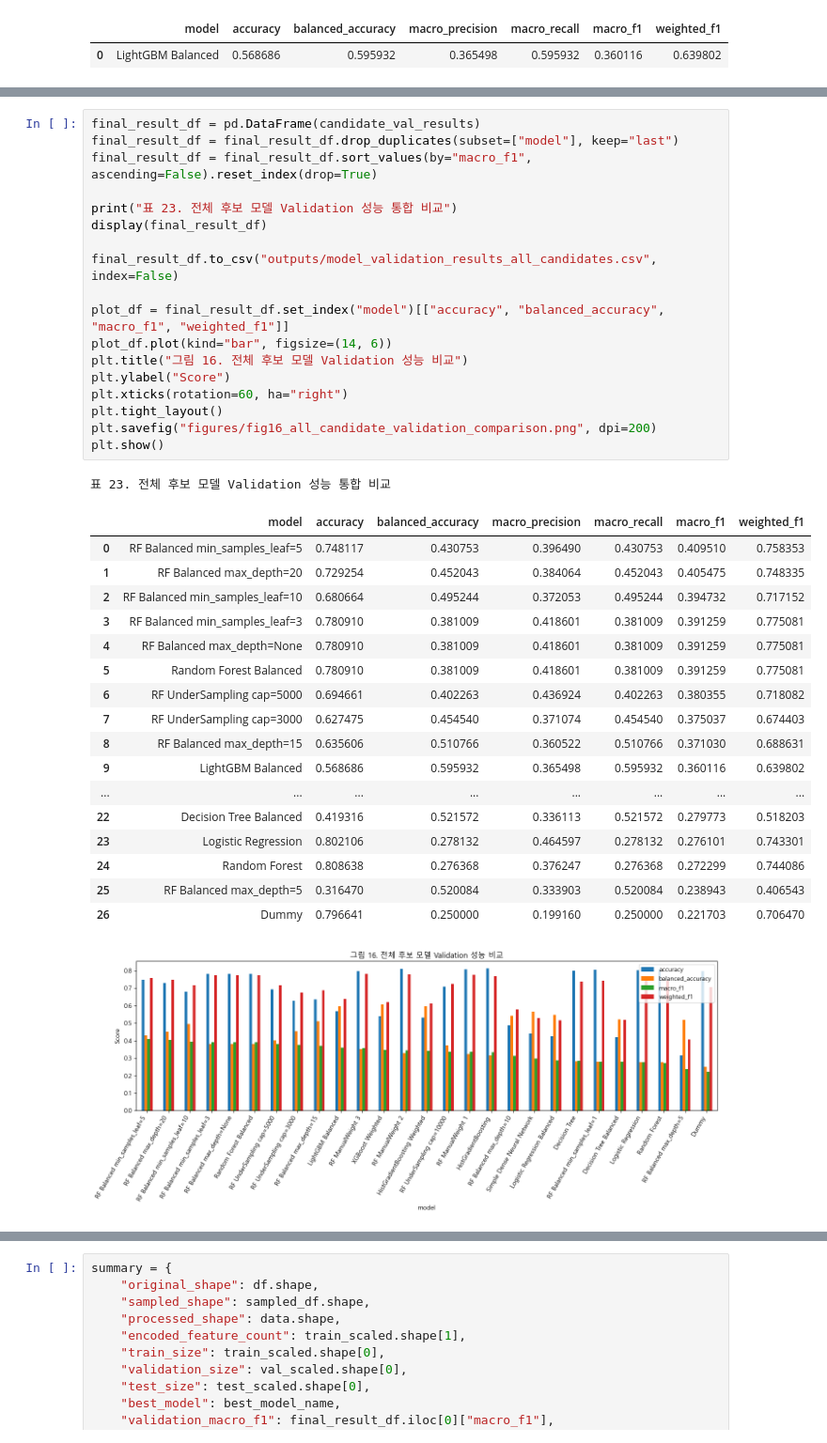
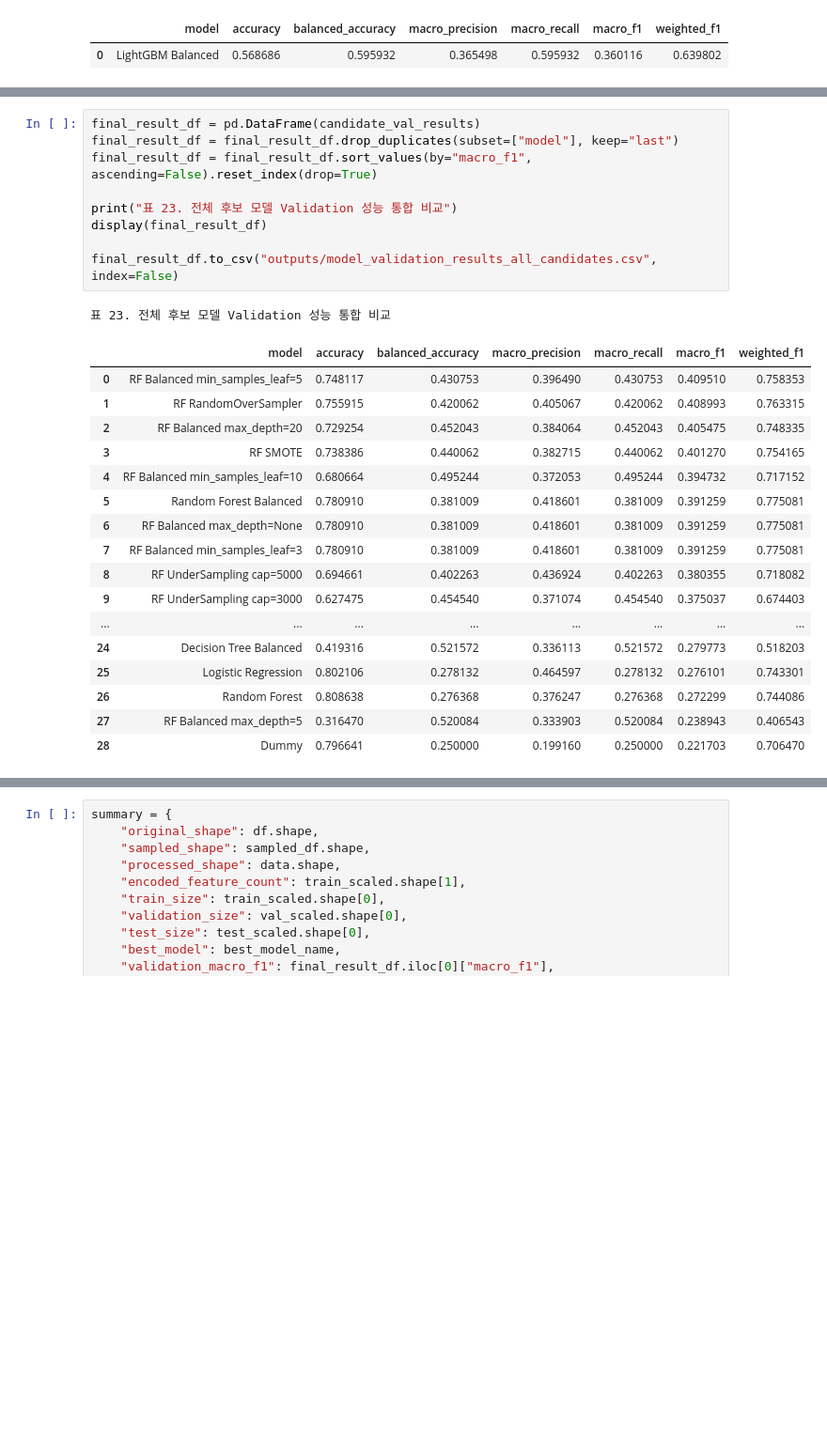
Before and after one commit to 2026-1st/Team-4, a Jupyter notebook: Team4_US_Accidents_Final_Project_revised.ipynb, the cells around one changed output, grey strips where cells are left out. Shown at 94% size. Cells and saved outputs as stored; diff of their text form; blank space fills up the shorter version.

```diff
--- a/Team4_US_Accidents_Final_Project_revised.ipynb
+++ b/Team4_US_Accidents_Final_Project_revised.ipynb
@@ -1676,38 +1645,28 @@ Epoch 10/10
 # %%
 final_result_df = pd.DataFrame(candidate_val_results)
 final_result_df = final_result_df.drop_duplicates(subset=["model"], keep="last")
 final_result_df = final_result_df.sort_values(by="macro_f1", ascending=False).reset_index(drop=True)
 
 print("표 23. 전체 후보 모델 Validation 성능 통합 비교")
 display(final_result_df)
 
 final_result_df.to_csv("outputs/model_validation_results_all_candidates.csv", index=False)
-
-plot_df = final_result_df.set_index("model")[["accuracy", "balanced_accuracy", "macro_f1", "weighted_f1"]]
-plot_df.plot(kind="bar", figsize=(14, 6))
-plt.title("그림 16. 전체 후보 모델 Validation 성능 비교")
-plt.ylabel("Score")
-plt.xticks(rotation=60, ha="right")
-plt.tight_layout()
-plt.savefig("figures/fig16_all_candidate_validation_comparison.png", dpi=200)
-plt.show()
 # %% [output]
 표 23. 전체 후보 모델 Validation 성능 통합 비교
 |  | model | accuracy | balanced_accuracy | macro_precision | macro_recall | macro_f1 | weighted_f1 |
 | 0 | RF Balanced min_samples_leaf=5 | 0.748117 | 0.430753 | 0.396490 | 0.430753 | 0.409510 | 0.758353 |
-| 1 | RF Balanced max_depth=20 | 0.729254 | 0.452043 | 0.384064 | 0.452043 | 0.405475 | 0.748335 |
-| 2 | RF Balanced min_samples_leaf=10 | 0.680664 | 0.495244 | 0.372053 | 0.495244 | 0.394732 | 0.717152 |
-| 3 | RF Balanced min_samples_leaf=3 | 0.780910 | 0.381009 | 0.418601 | 0.381009 | 0.391259 | 0.775081 |
-| 4 | RF Balanced max_depth=None | 0.780910 | 0.381009 | 0.418601 | 0.381009 | 0.391259 | 0.775081 |
+| 1 | RF RandomOverSampler | 0.755915 | 0.420062 | 0.405067 | 0.420062 | 0.408993 | 0.763315 |
+| 2 | RF Balanced max_depth=20 | 0.729254 | 0.452043 | 0.384064 | 0.452043 | 0.405475 | 0.748335 |
+| 3 | RF SMOTE | 0.738386 | 0.440062 | 0.382715 | 0.440062 | 0.401270 | 0.754165 |
+| 4 | RF Balanced min_samples_leaf=10 | 0.680664 | 0.495244 | 0.372053 | 0.495244 | 0.394732 | 0.717152 |
 | 5 | Random Forest Balanced | 0.780910 | 0.381009 | 0.418601 | 0.381009 | 0.391259 | 0.775081 |
-| 6 | RF UnderSampling cap=5000 | 0.694661 | 0.402263 | 0.436924 | 0.402263 | 0.380355 | 0.718082 |
-| 7 | RF UnderSampling cap=3000 | 0.627475 | 0.454540 | 0.371074 | 0.454540 | 0.375037 | 0.674403 |
-| 8 | RF Balanced max_depth=15 | 0.635606 | 0.510766 | 0.360522 | 0.510766 | 0.371030 | 0.688631 |
-| 9 | LightGBM Balanced | 0.568686 | 0.595932 | 0.365498 | 0.595932 | 0.360116 | 0.639802 |
+| 6 | RF Balanced max_depth=None | 0.780910 | 0.381009 | 0.418601 | 0.381009 | 0.391259 | 0.775081 |
+| 7 | RF Balanced min_samples_leaf=3 | 0.780910 | 0.381009 | 0.418601 | 0.381009 | 0.391259 | 0.775081 |
+| 8 | RF UnderSampling cap=5000 | 0.694661 | 0.402263 | 0.436924 | 0.402263 | 0.380355 | 0.718082 |
+| 9 | RF UnderSampling cap=3000 | 0.627475 | 0.454540 | 0.371074 | 0.454540 | 0.375037 | 0.674403 |
 | ... | ... | ... | ... | ... | ... | ... | ... |
-| 22 | Decision Tree Balanced | 0.419316 | 0.521572 | 0.336113 | 0.521572 | 0.279773 | 0.518203 |
-| 23 | Logistic Regression | 0.802106 | 0.278132 | 0.464597 | 0.278132 | 0.276101 | 0.743301 |
-| 24 | Random Forest | 0.808638 | 0.276368 | 0.376247 | 0.276368 | 0.272299 | 0.744086 |
-| 25 | RF Balanced max_depth=5 | 0.316470 | 0.520084 | 0.333903 | 0.520084 | 0.238943 | 0.406543 |
-| 26 | Dummy | 0.796641 | 0.250000 | 0.199160 | 0.250000 | 0.221703 | 0.706470 |
+| 24 | Decision Tree Balanced | 0.419316 | 0.521572 | 0.336113 | 0.521572 | 0.279773 | 0.518203 |
+| 25 | Logistic Regression | 0.802106 | 0.278132 | 0.464597 | 0.278132 | 0.276101 | 0.743301 |
+| 26 | Random Forest | 0.808638 | 0.276368 | 0.376247 | 0.276368 | 0.272299 | 0.744086 |
+| 27 | RF Balanced max_depth=5 | 0.316470 | 0.520084 | 0.333903 | 0.520084 | 0.238943 | 0.406543 |
+| 28 | Dummy | 0.796641 | 0.250000 | 0.199160 | 0.250000 | 0.221703 | 0.706470 |
-[figure, removed]
```
Also changed, not shown: parts of 31 cells of this notebook, 18 other files.
